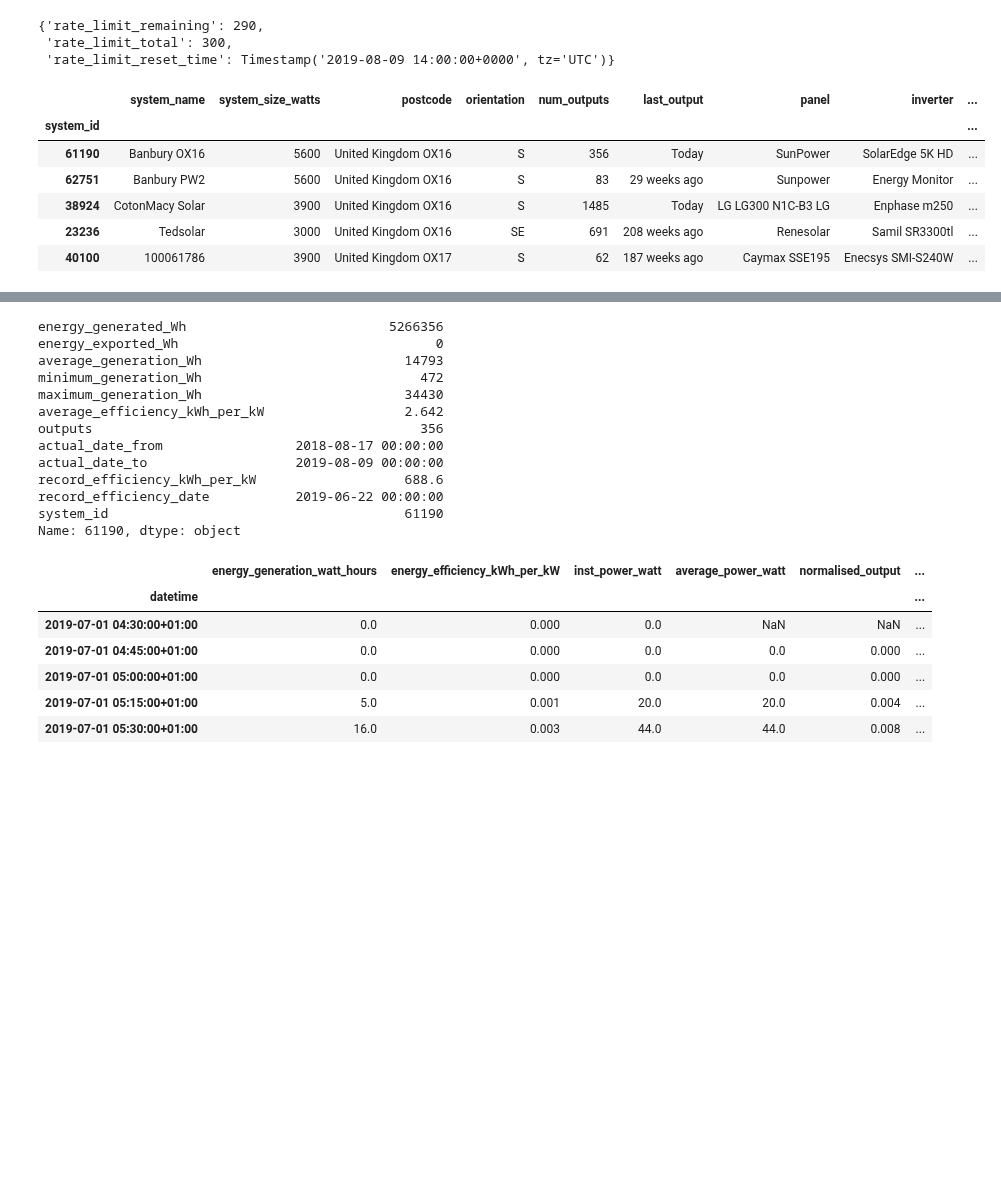
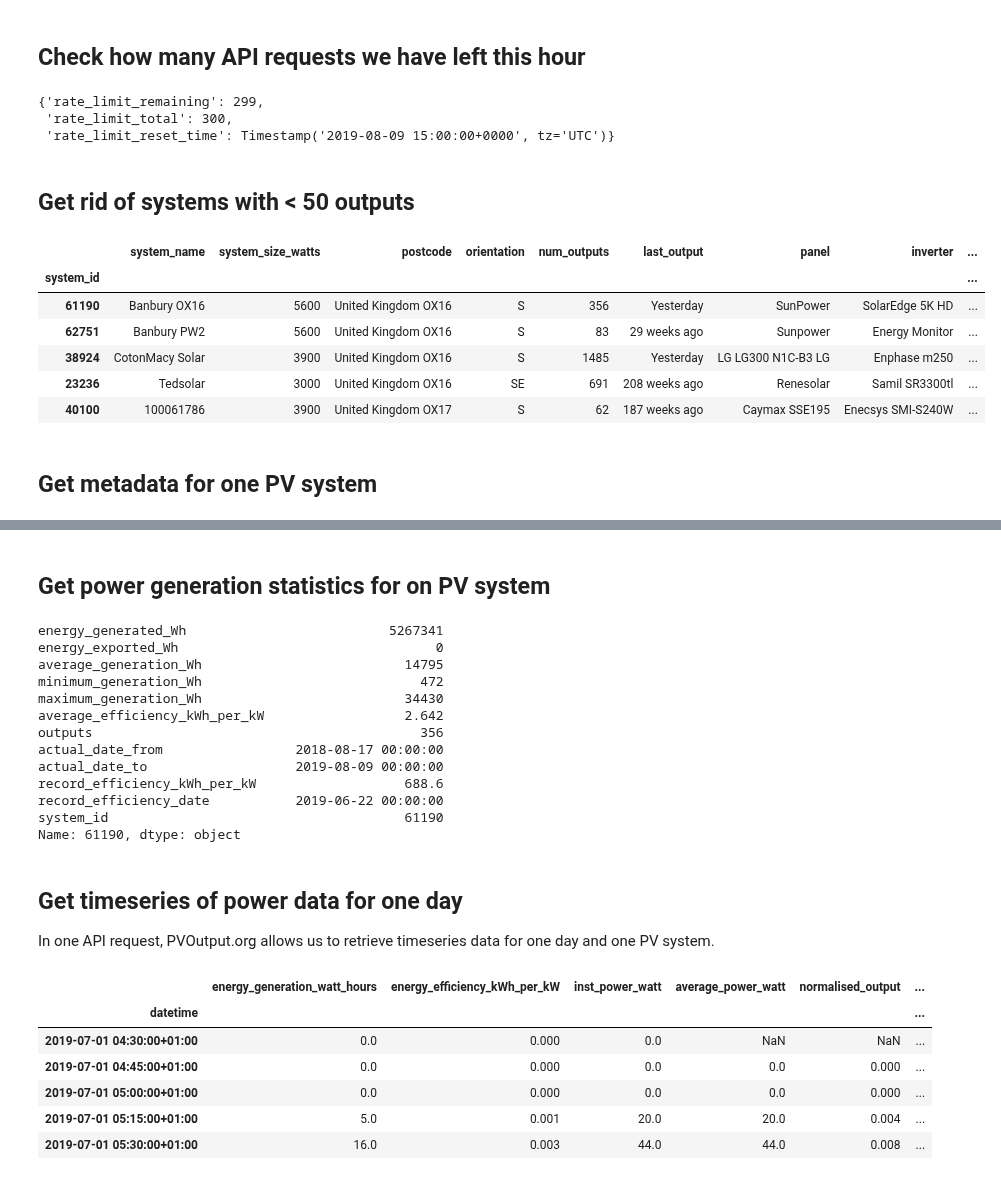
Before and after one commit to openclimatefix/pvoutput, a Jupyter notebook: examples/quick_start.ipynb, the cells around one changed output, grey strips where cells are left out. Saved outputs shown, nothing was run; the diff lists cells and outputs as text; code cells hidden in the pictures; blank space fills up the shorter version.

```diff
--- a/examples/quick_start.ipynb
+++ b/examples/quick_start.ipynb
@@ -24,20 +29,24 @@ pv_systems.head()
-# %%
-# Check how many API requests we have left this hour.
-pv.rate_limit_info()
-# %% [output]
-{'rate_limit_remaining': 290,
- 'rate_limit_total': 300,
- 'rate_limit_reset_time': Timestamp('2019-08-09 14:00:00+0000', tz='UTC')}
+# %% [markdown]
+## Check how many API requests we have left this hour
+# %%
+pv.rate_limit_info()
+# %% [output]
+{'rate_limit_remaining': 299,
+ 'rate_limit_total': 300,
+ 'rate_limit_reset_time': Timestamp('2019-08-09 15:00:00+0000', tz='UTC')}
+# %% [markdown]
+## Get rid of systems with < 50 outputs
 # %%
-# Get rid of systems with <= 50 outputs
-pv_systems = pv_systems.query('num_outputs > 50')
+pv_systems = pv_systems.query('num_outputs >= 50')
 pv_systems.head()
 # %% [output]
 |  | system_name | system_size_watts | postcode | orientation | num_outputs | last_output | panel | inverter | ... |
 | system_id |  |  |  |  |  |  |  |  | ... |
-| 61190 | Banbury OX16 | 5600 | United Kingdom OX16 | S | 356 | Today | SunPower | SolarEdge 5K HD | ... |
+| 61190 | Banbury OX16 | 5600 | United Kingdom OX16 | S | 356 | Yesterday | SunPower | SolarEdge 5K HD | ... |
 | 62751 | Banbury PW2 | 5600 | United Kingdom OX16 | S | 83 | 29 weeks ago | Sunpower | Energy Monitor | ... |
-| 38924 | CotonMacy Solar | 3900 | United Kingdom OX16 | S | 1485 | Today | LG LG300 N1C-B3 LG | Enphase m250 | ... |
+| 38924 | CotonMacy Solar | 3900 | United Kingdom OX16 | S | 1485 | Yesterday | LG LG300 N1C-B3 LG | Enphase m250 | ... |
 | 23236 | Tedsolar | 3000 | United Kingdom OX16 | SE | 691 | 208 weeks ago | Renesolar | Samil SR3300tl | ... |
 | 40100 | 100061786 | 3900 | United Kingdom OX17 | S | 62 | 187 weeks ago | Caymax SSE195 | Enecsys SMI-S240W | ... |
+# %% [markdown]
+## Get metadata for one PV system
 # %%
@@ -63,12 +71,14 @@ orientation_secondary                       NaN
 array_tilt_degrees_secondary                NaN
 system_id                                 61190
 Name: 61190, dtype: object
+# %% [markdown]
+## Get power generation statistics for on PV system
 # %%
 pv.get_statistic(pv_system_id)
 # %% [output]
-energy_generated_Wh                          5266356
+energy_generated_Wh                          5267341
 energy_exported_Wh                                 0
-average_generation_Wh                          14793
+average_generation_Wh                          14795
 minimum_generation_Wh                            472
 maximum_generation_Wh                          34430
 average_efficiency_kWh_per_kW                  2.642
@@ -79,6 +89,10 @@ record_efficiency_kWh_per_kW                   688.6
 record_efficiency_date           2019-06-22 00:00:00
 system_id                                      61190
 Name: 61190, dtype: object
+# %% [markdown]
+## Get timeseries of power data for one day
+
+In one API request, PVOutput.org allows us to retrieve timeseries data for one day and one PV system.
 # %%
 # Get timeseries for 2019-07-01
 DATE = date(2019, 7, 1)
```
Also changed, not shown: parts of 5 cells of this notebook, 6 other files.
